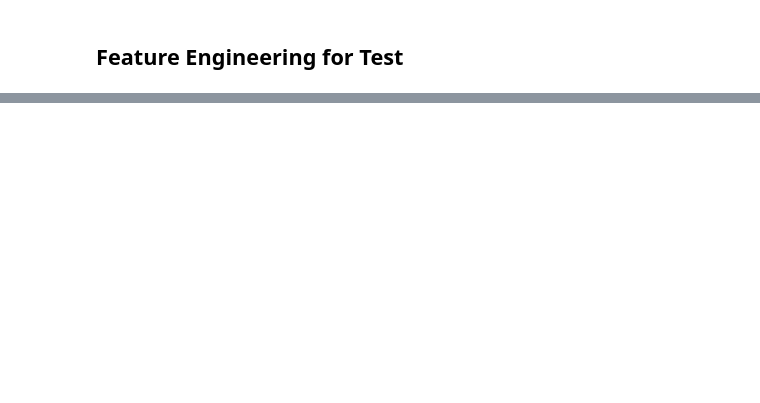
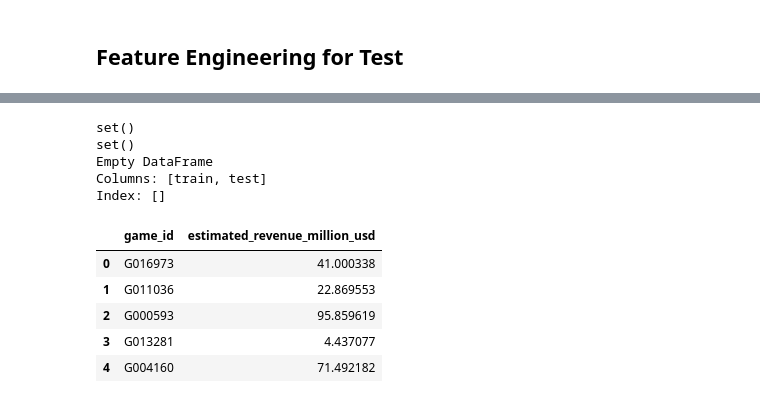
Before and after one commit to ZINC137/ML-AI-hackathon, a Jupyter notebook: Entry-2(CatBoost).ipynb, the cells around one changed output, grey strips where cells are left out. Drawn from its saved outputs; the diff is of its cells as text; code cells hidden in the pictures; blank space fills up the shorter version.

```diff
--- a/Entry-2(CatBoost).ipynb
+++ b/Entry-2(CatBoost).ipynb
@@ -743,0 +978,39 @@ np.int64(0)
+# %%
+train_features = train.drop(columns=["estimated_revenue_million_usd"])
+
+print(set(train_features.columns) - set(test.columns))
+print(set(test.columns) - set(train_features.columns))
+
+dtype_diff = pd.DataFrame({
+    "train": train_features.dtypes,
+    "test": test.dtypes
+})
+
+print(dtype_diff[dtype_diff["train"] != dtype_diff["test"]])
+# %% [output]
+set()
+set()
+Empty DataFrame
+Columns: [train, test]
+Index: []
+# %%
+# Ordering test columns exactly like train features
+test = test[train.drop(columns=["estimated_revenue_million_usd"]).columns]
+# %%
+test_predictions = model.predict(test)
+# %%
+test_predictions = np.clip(test_predictions, 0, None)
+# %%
+submission = pd.DataFrame({
+    "game_id": test_ids,
+    "estimated_revenue_million_usd": test_predictions
+})
+# %%
+submission.head()
+# %% [output]
+|  | game_id | estimated_revenue_million_usd |
+| 0 | G016973 | 41.000338 |
+| 1 | G011036 | 22.869553 |
+| 2 | G000593 | 95.859619 |
+| 3 | G013281 | 4.437077 |
+| 4 | G004160 | 71.492182 |
```
Also changed, not shown: parts of 16 cells of this notebook, 8 other files.
